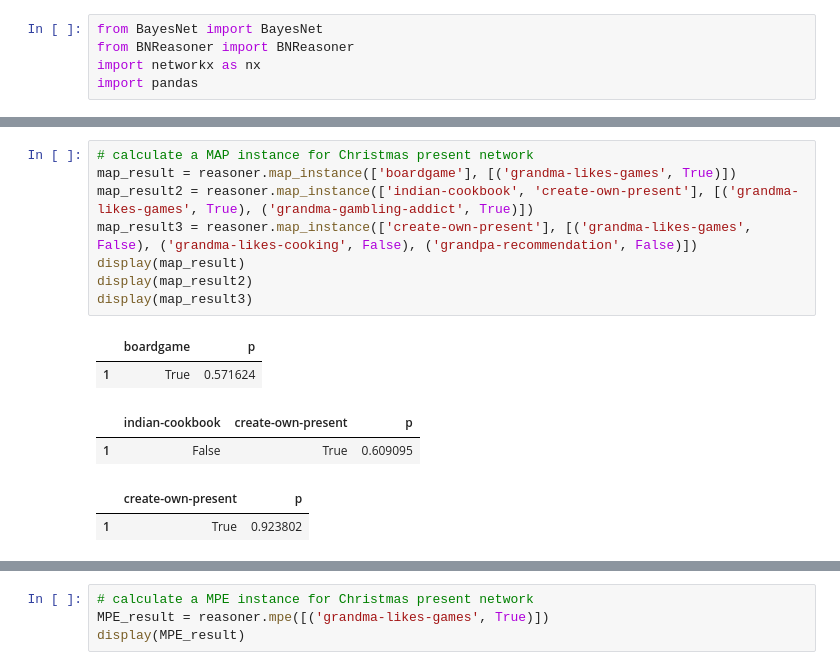
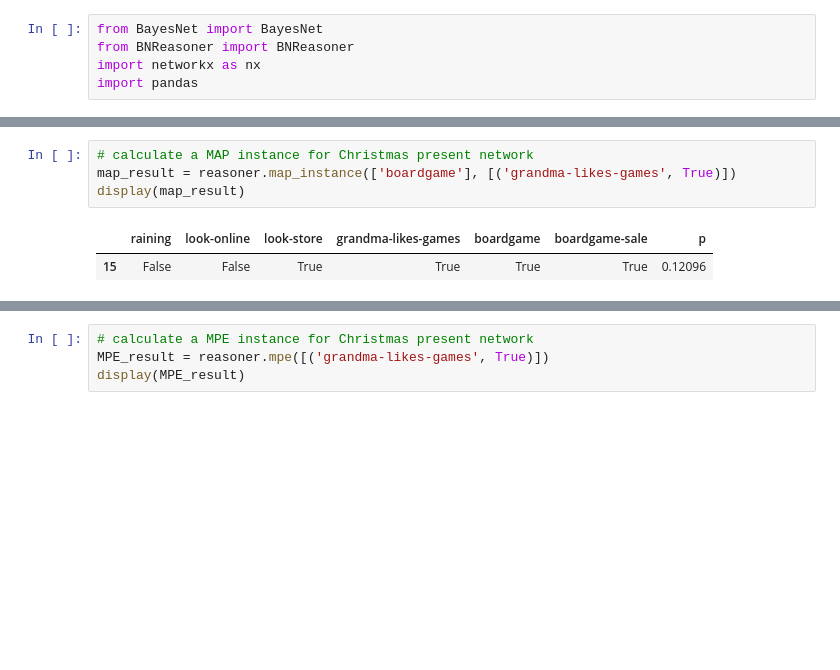
Before and after one commit to sandergs92/KR21-project-group-13, a Jupyter notebook: christmas_present_experiment.ipynb, the cells around one changed output, grey strips where cells are left out. Drawn from its saved outputs; the diff is of its cells as text; blank space fills up the shorter version.

```diff
--- a/christmas_present_experiment.ipynb
+++ b/christmas_present_experiment.ipynb
@@ -40,18 +40,10 @@ print(post_result2)
 # %%
 # calculate a MAP instance for Christmas present network
 map_result = reasoner.map_instance(['boardgame'], [('grandma-likes-games', True)])
-map_result2 = reasoner.map_instance(['indian-cookbook', 'create-own-present'], [('grandma-likes-games', True), ('grandma-gambling-addict', True)])
-map_result3 = reasoner.map_instance(['create-own-present'], [('grandma-likes-games', False), ('grandma-likes-cooking', False), ('grandpa-recommendation', False)])
 display(map_result)
-display(map_result2)
-display(map_result3)
 # %% [output]
-|  | boardgame | p |
-| 1 | True | 0.571624 |
+|  | raining | look-online | look-store | grandma-likes-games | boardgame | boardgame-sale | p |
+| 15 | False | False | True | True | True | True | 0.12096 |
-|  | indian-cookbook | create-own-present | p |
-| 1 | False | True | 0.609095 |
-|  | create-own-present | p |
-| 1 | True | 0.923802 |
 # %%
 # retrieve all cpts
 pandas.set_option('display.max_rows', 20)
```
Also changed, not shown: parts of 3 cells of this notebook, 3 other files.
